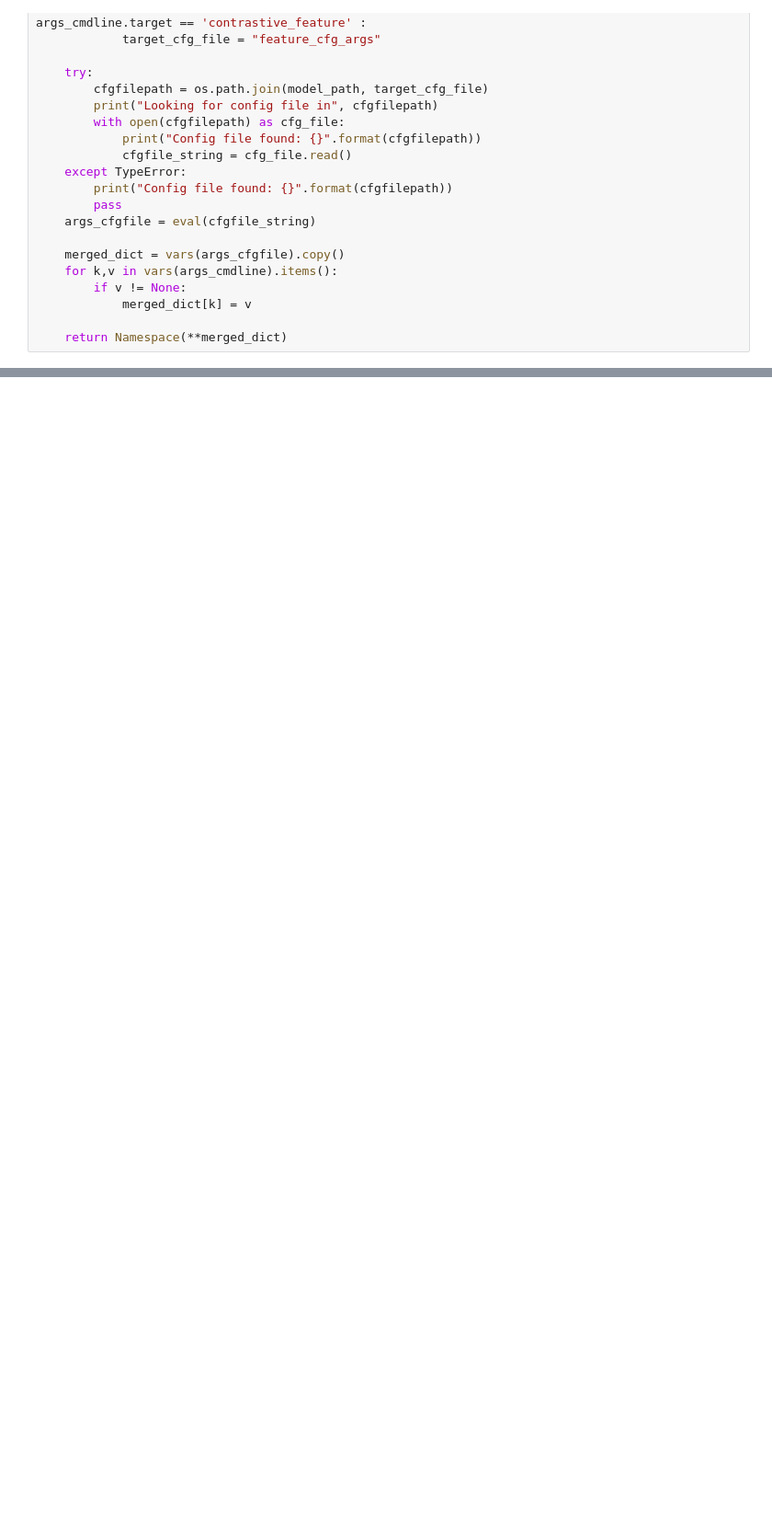
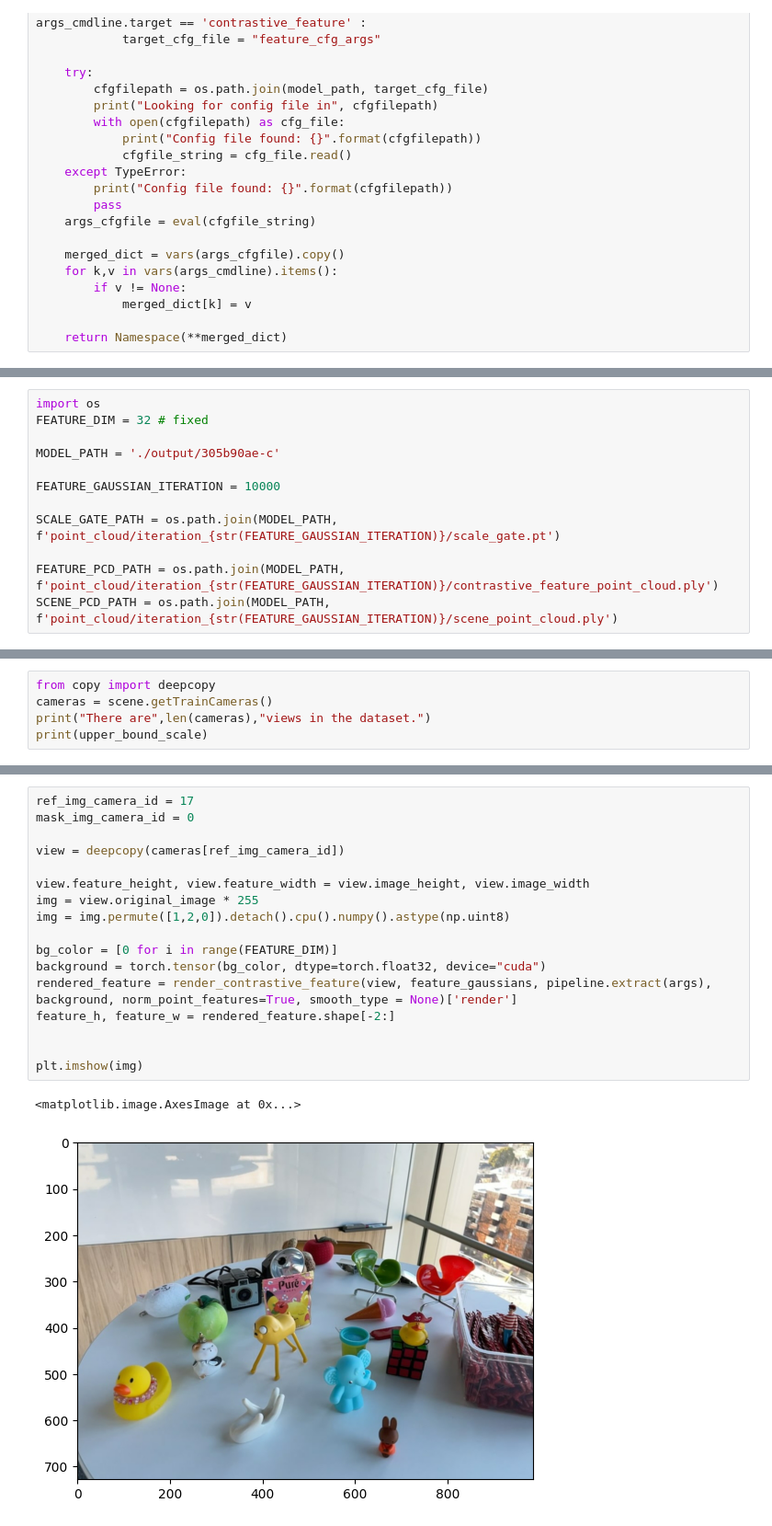
Before and after one commit to matt576/3dgs-diff, a Jupyter notebook: SegAnyGAussians/3dgs-diff.ipynb, the cells around one changed output, grey strips where cells are left out. Shown: that part at 92% size. Drawn from its saved outputs; the diff is of its cells as text; blank space fills up the shorter version.

```diff
--- a/SegAnyGAussians/3dgs-diff.ipynb
+++ b/SegAnyGAussians/3dgs-diff.ipynb
@@ -58,0 +61,12 @@ def get_combined_args(parser : ArgumentParser, model_path, target_cfg_file = Non
+# %%
+import os
+FEATURE_DIM = 32 # fixed
+
+MODEL_PATH = './output/305b90ae-c'
+
+FEATURE_GAUSSIAN_ITERATION = 10000
+
+SCALE_GATE_PATH = os.path.join(MODEL_PATH, f'point_cloud/iteration_{str(FEATURE_GAUSSIAN_ITERATION)}/scale_gate.pt')
+
+FEATURE_PCD_PATH = os.path.join(MODEL_PATH, f'point_cloud/iteration_{str(FEATURE_GAUSSIAN_ITERATION)}/contrastive_feature_point_cloud.ply')
+SCENE_PCD_PATH = os.path.join(MODEL_PATH, f'point_cloud/iteration_{str(FEATURE_GAUSSIAN_ITERATION)}/scene_point_cloud.ply')
@@ -58,0 +177,5 @@ def get_combined_args(parser : ArgumentParser, model_path, target_cfg_file = Non
+# %%
+from copy import deepcopy
+cameras = scene.getTrainCameras()
+print("There are",len(cameras),"views in the dataset.")
+print(upper_bound_scale)
@@ -58,0 +185,20 @@ def get_combined_args(parser : ArgumentParser, model_path, target_cfg_file = Non
+# %%
+ref_img_camera_id = 17
+mask_img_camera_id = 0
+
+view = deepcopy(cameras[ref_img_camera_id])
+
+view.feature_height, view.feature_width = view.image_height, view.image_width
+img = view.original_image * 255
+img = img.permute([1,2,0]).detach().cpu().numpy().astype(np.uint8)
+
+bg_color = [0 for i in range(FEATURE_DIM)]
+background = torch.tensor(bg_color, dtype=torch.float32, device="cuda")
+rendered_feature = render_contrastive_feature(view, feature_gaussians, pipeline.extract(args), background, norm_point_features=True, smooth_type = None)['render']
+feature_h, feature_w = rendered_feature.shape[-2:]
+
+
+plt.imshow(img)
+# %% [output]
+<matplotlib.image.AxesImage at 0x...>
+[figure, added]
```
Also changed, not shown: parts of 37 cells of this notebook.
